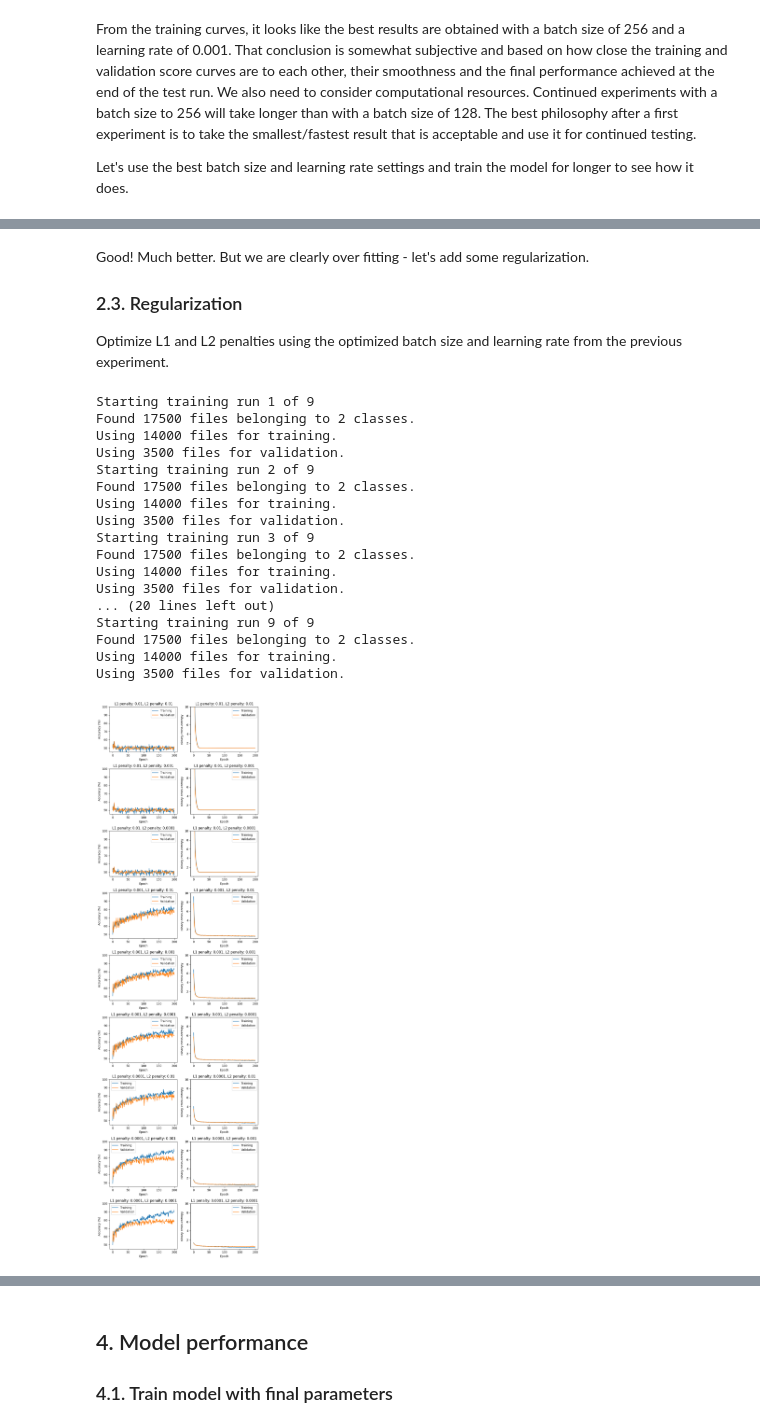
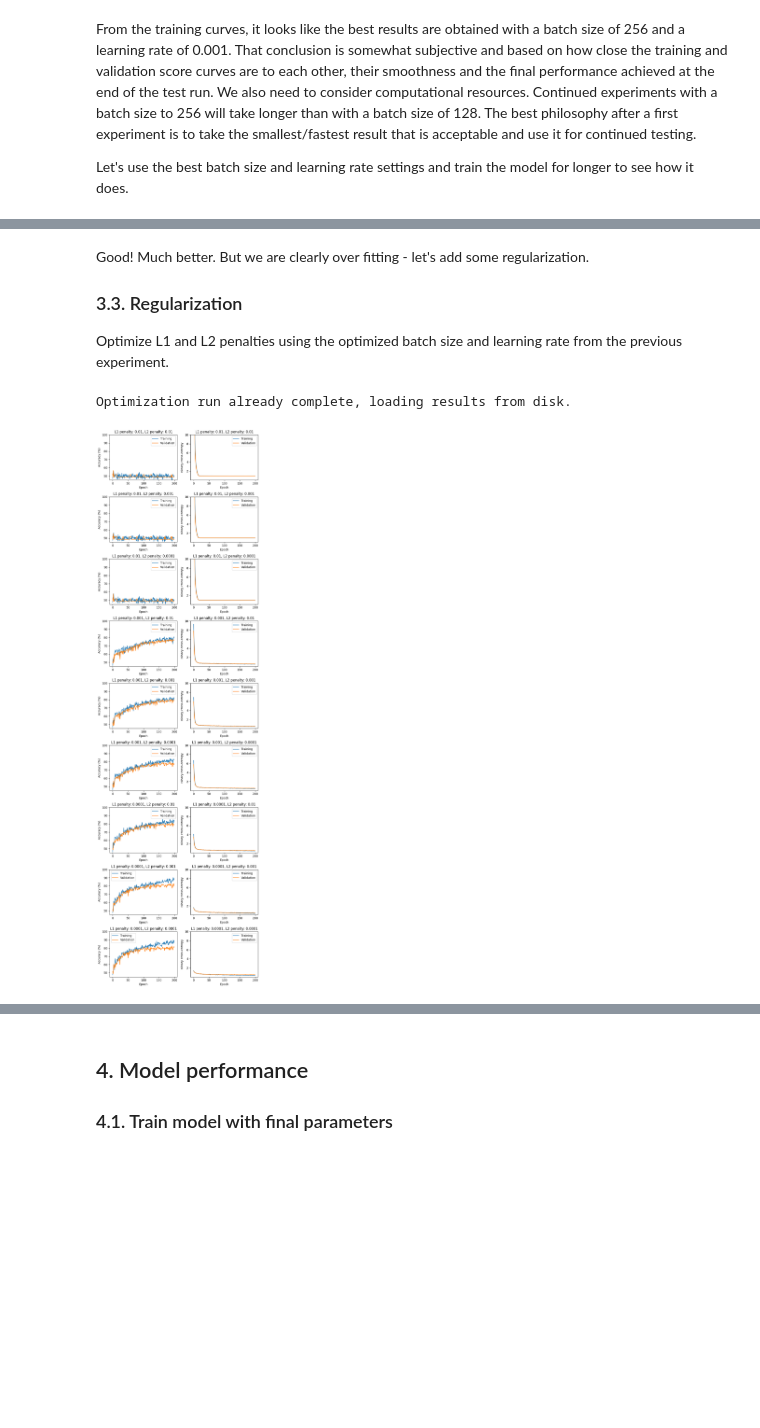
Before and after one commit to 4GeeksAcademy/gperdrizet-image-classification, a Jupyter notebook: src/solution.ipynb, the cells around one changed output, grey strips where cells are left out. Drawn from its saved outputs; the diff is of its cells as text; code cells hidden in the pictures; blank space fills up the shorter version.

```diff
--- a/src/solution.ipynb
+++ b/src/solution.ipynb
@@ -318,7 +281,7 @@ Wall time: 1min 28s
 # %% [markdown]
 Good! Much better. But we are clearly over fitting - let's add some regularization.
 
-### 2.3. Regularization
+### 3.3. Regularization
 
 Optimize L1 and L2 penalties using the optimized batch size and learning rate from the previous experiment.
 # %%
@@ -326,50 +289,34 @@ Optimize L1 and L2 penalties using the optimized batch size and learning rate fr
 
 # Define hyperparameters
 hyperparameters={
     'l1_penalties': [0.01, 0.001, 0.0001],
     'l2_penalties': [0.01, 0.001, 0.0001],
     'batch_sizes': [64],
     'learning_rates': [0.001],
     'image_widths': [64],
     'aspect_ratio': 4/3,
     'epochs': 200
 }
 
 # Train the model with each set of hyperparameters
 hyperparameter_optimization_results=hyperparameter_optimization_run(
     training_data_path,
     **hyperparameters
 )
 
 # Specify which hyperparameters to include in the plot labels
 plot_labels=['l1_penalties', 'l2_penalties']
 
 # Plot the learning curves
 plot_hyperparameter_optimization_run(
     hyperparameter_optimization_results,
     hyperparameters,
     plot_labels,
-    accuracy_ylims=[45,100],
-    entropy_ylims=[0.01,10.0]
+    accuracy_ylims=[45,90],
+    entropy_ylims=[0.01,4.0]
 ).show()
 
 print()
 # %% [output]
-Starting training run 1 of 9
-Found 17500 files belonging to 2 classes.
-Using 14000 files for training.
-Using 3500 files for validation.
-Starting training run 2 of 9
-Found 17500 files belonging to 2 classes.
-Using 14000 files for training.
-Using 3500 files for validation.
-Starting training run 3 of 9
-Found 17500 files belonging to 2 classes.
-Using 14000 files for training.
-Using 3500 files for validation.
-... (20 lines left out)
-Starting training run 9 of 9
-Found 17500 files belonging to 2 classes.
-Using 14000 files for training.
-Using 3500 files for validation.
+Optimization run already complete, loading results from disk.
-[figure, old version]
+[figure, new version]
```
Also changed, not shown: parts of 25 cells of this notebook.
